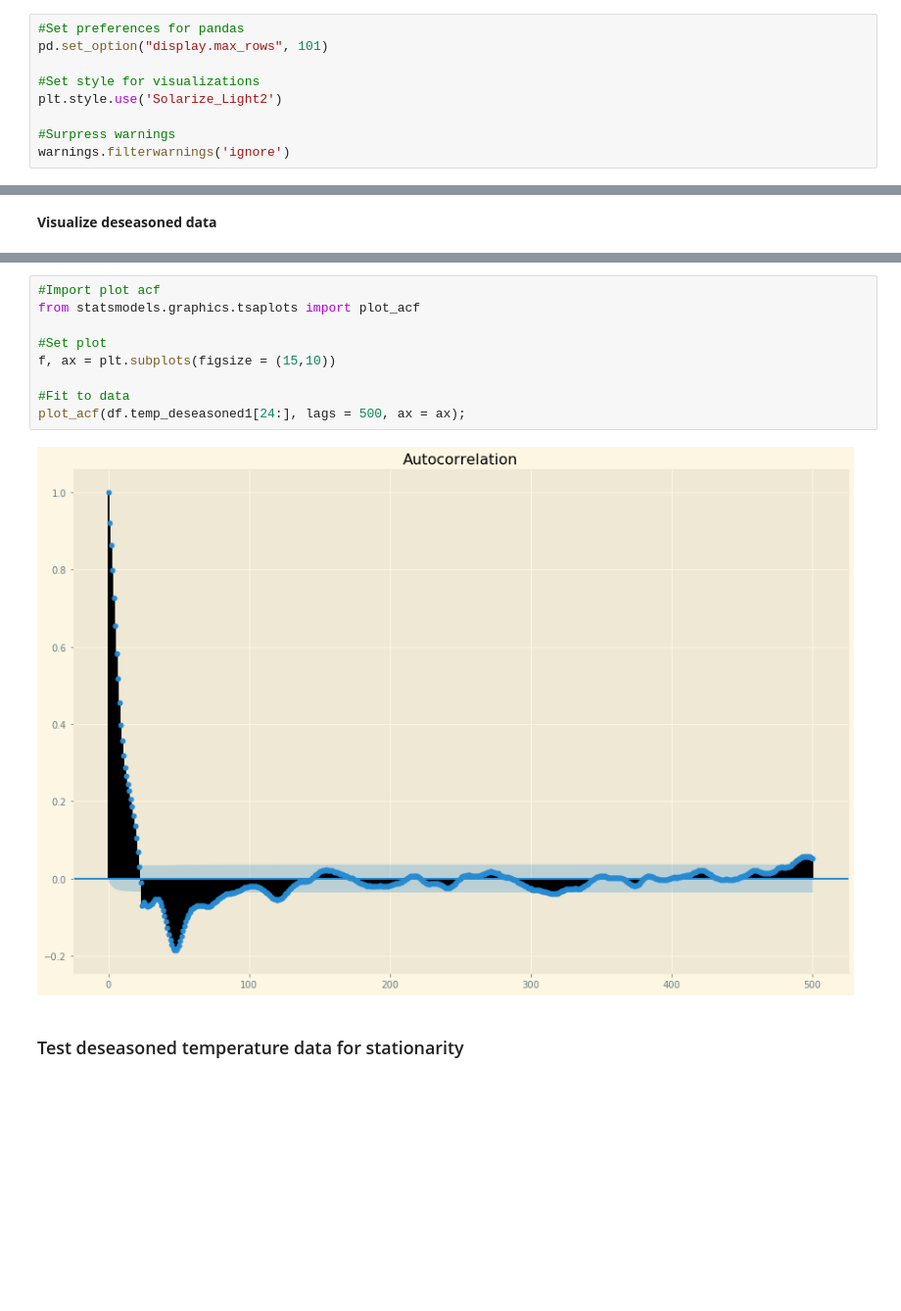
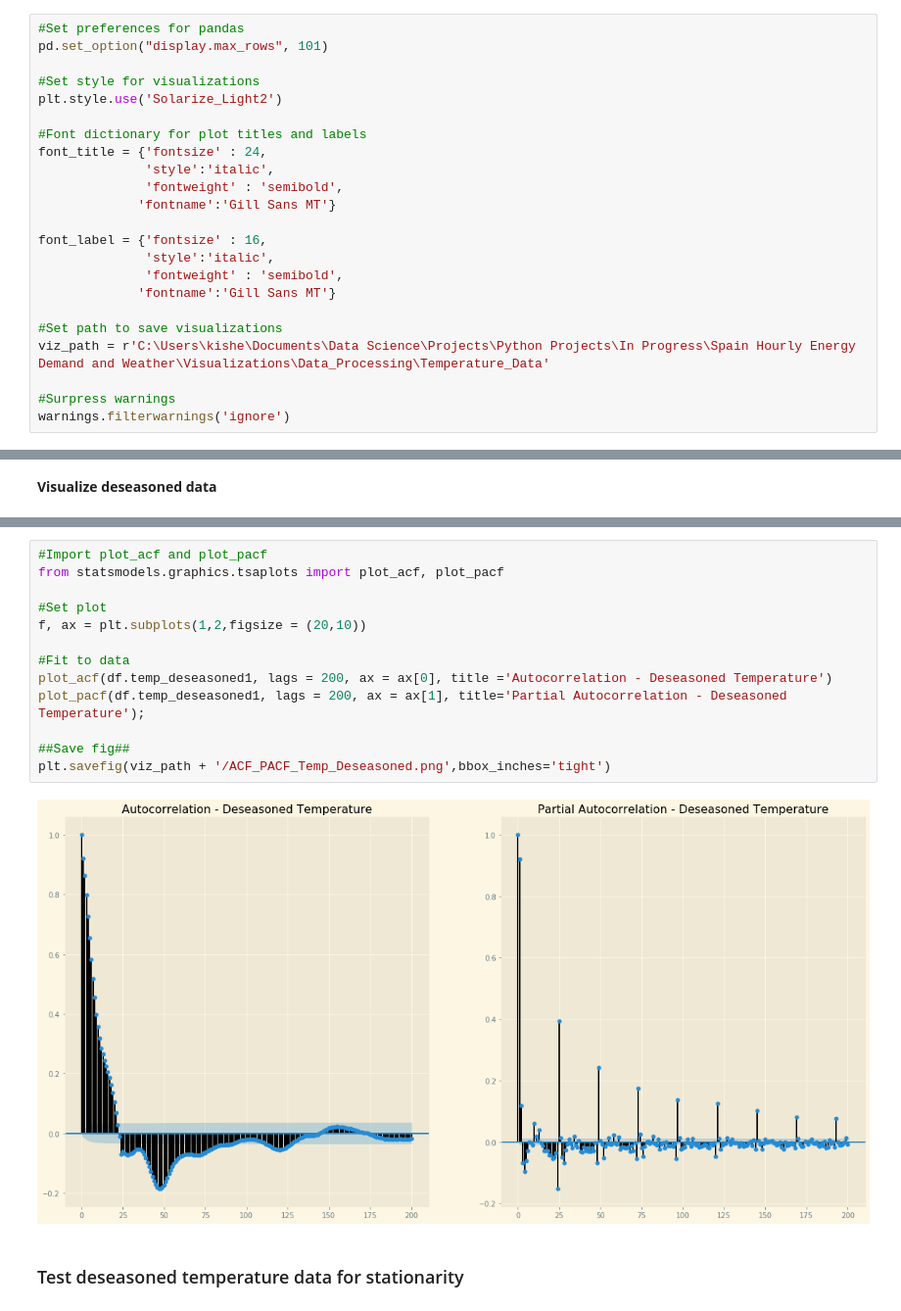
Before and after one commit to KishenSharma6/SpainEnergyAnalysis, a Jupyter notebook: Project Codes/03_Data_Processing/2020_0510_Temperature_Processing.ipynb, the cells around one changed output, grey strips where cells are left out. Shown at 98% size. Cells and saved outputs as stored; diff of their text form; blank space fills up the shorter version.

```diff
--- a/Project Codes/03_Data_Processing/2020_0510_Temperature_Processing.ipynb
+++ b/Project Codes/03_Data_Processing/2020_0510_Temperature_Processing.ipynb
@@ -23,6 +23,20 @@ pd.set_option("display.max_rows", 101)
 #Set style for visualizations
 plt.style.use('Solarize_Light2')
 
+#Font dictionary for plot titles and labels
+font_title = {'fontsize' : 24,
+              'style':'italic',
+              'fontweight' : 'semibold',
+             'fontname':'Gill Sans MT'}
+
+font_label = {'fontsize' : 16,
+              'style':'italic',
+              'fontweight' : 'semibold',
+             'fontname':'Gill Sans MT'}
+
+#Set path to save visualizations
+viz_path = r'C:\Users\kishe\Documents\Data Science\Projects\Python Projects\In Progress\Spain Hourly Energy Demand and Weather\Visualizations\Data_Processing\Temperature_Data'
+
 #Surpress warnings
 warnings.filterwarnings('ignore')
 # %% [markdown]
@@ -156,14 +180,18 @@ ax[1].legend(['Actual', '24hr Smoothed', 'Weekly Smooth'],
 # %%
-#Import plot acf
-from statsmodels.graphics.tsaplots import plot_acf
+#Import plot_acf and plot_pacf
+from statsmodels.graphics.tsaplots import plot_acf, plot_pacf
 
 #Set plot
-f, ax = plt.subplots(figsize = (15,10))
+f, ax = plt.subplots(1,2,figsize = (20,10))
 
 #Fit to data
-plot_acf(df.temp_deseasoned1[24:], lags = 500, ax = ax);
+plot_acf(df.temp_deseasoned1, lags = 200, ax = ax[0], title ='Autocorrelation - Deseasoned Temperature')
+plot_pacf(df.temp_deseasoned1, lags = 200, ax = ax[1], title='Partial Autocorrelation - Deseasoned Temperature');
+
+##Save fig##
+plt.savefig(viz_path + '/ACF_PACF_Temp_Deseasoned.png',bbox_inches='tight')
 # %% [output]
-[figure, old version]
+[figure, new version]
 # %% [markdown]
 ### Test deseasoned temperature data for stationarity
 # %%
```
Also changed, not shown: parts of 12 cells of this notebook, 1 other file.
